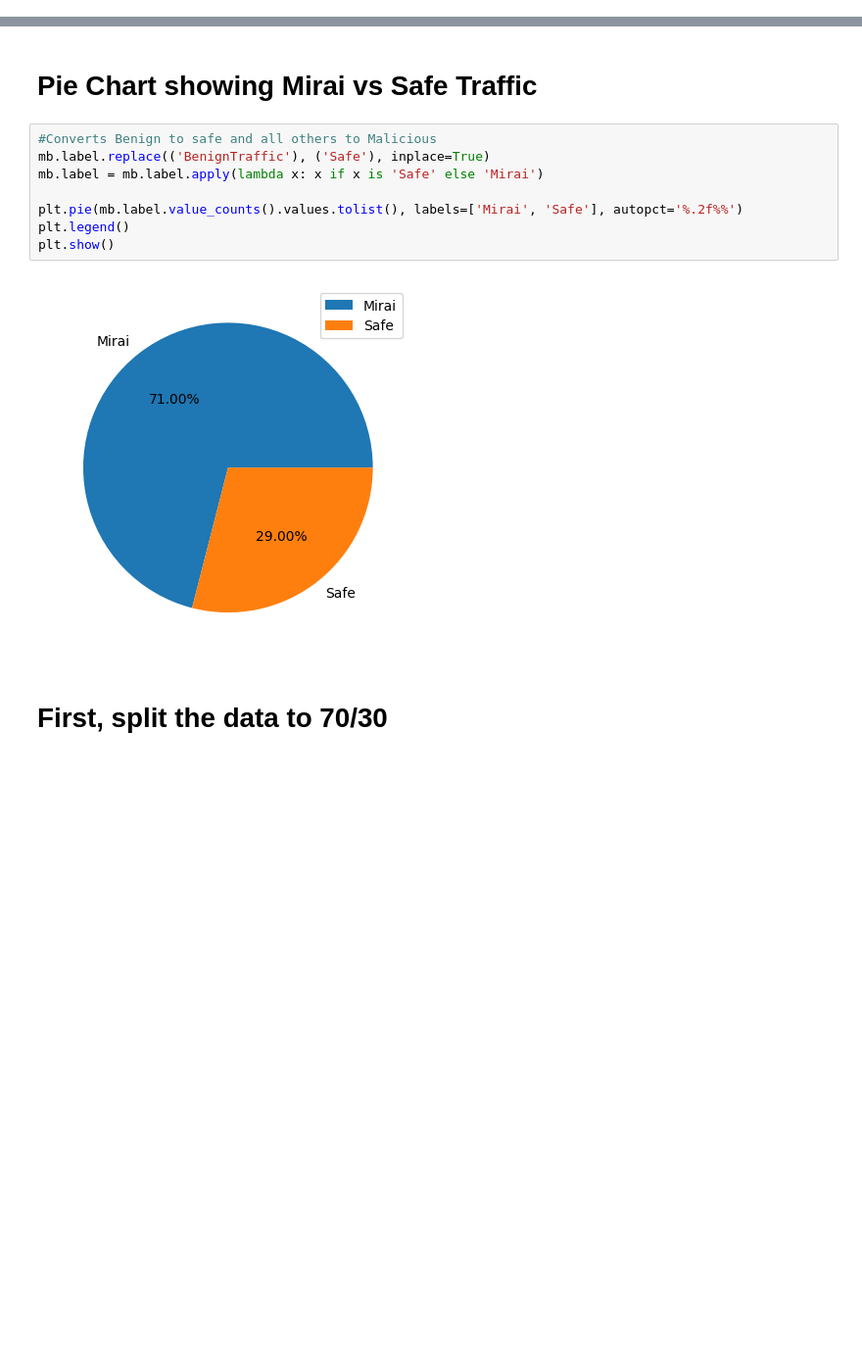
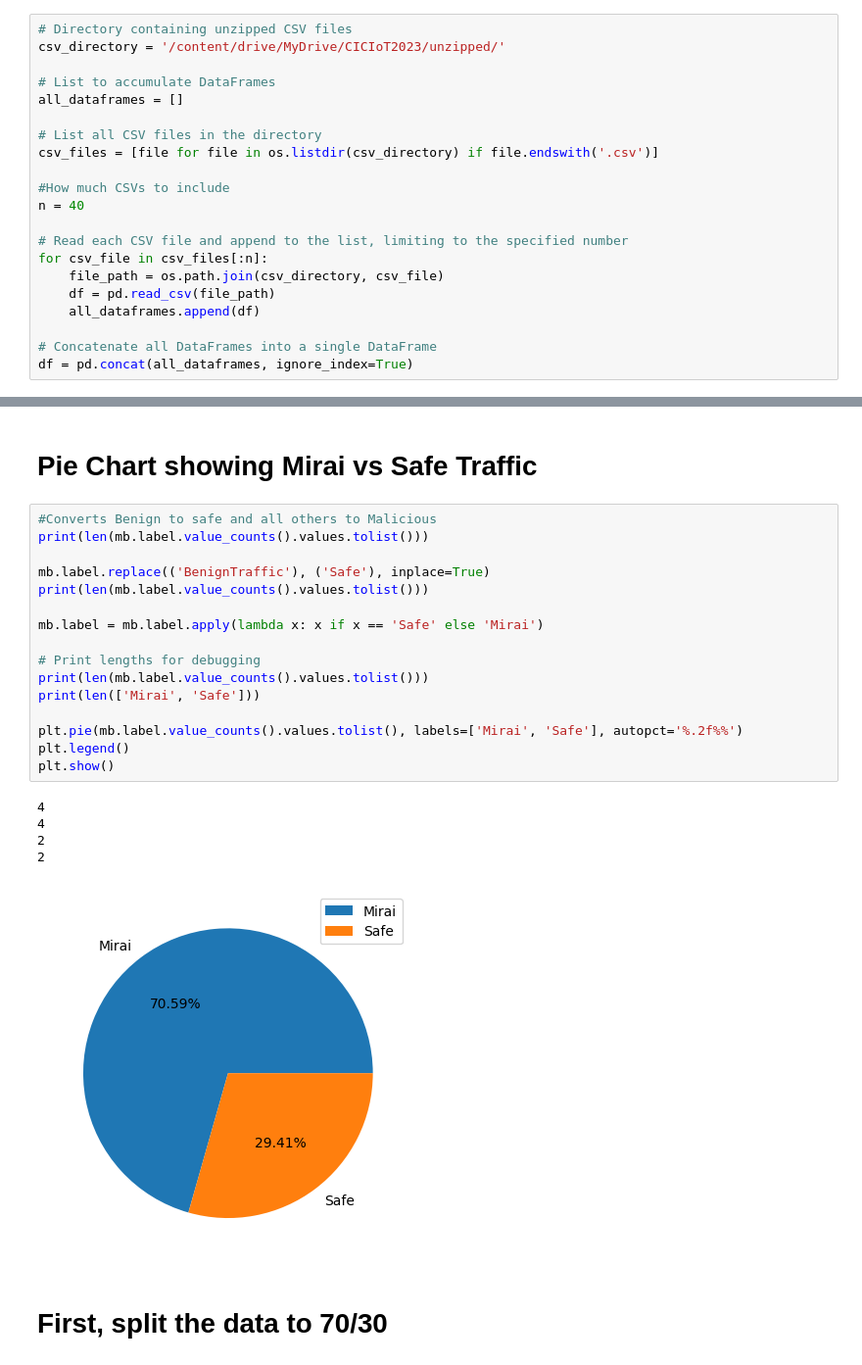
Before and after one commit to Antech15/LAEP-Project, a Jupyter notebook: LAEP_Project.ipynb, the cells around one changed output, grey strips where cells are left out. Shown at 98% size. Drawn from its saved outputs; the diff is of its cells as text; blank space fills up the shorter version.

```diff
--- a/LAEP_Project.ipynb
+++ b/LAEP_Project.ipynb
@@ -90,3 +74,24 @@ df = pd.read_csv(io.StringIO(df_sets),sep=',')
+# %%
+# Directory containing unzipped CSV files
+csv_directory = '/content/drive/MyDrive/CICIoT2023/unzipped/'
+
+# List to accumulate DataFrames
+all_dataframes = []
+
+# List all CSV files in the directory
+csv_files = [file for file in os.listdir(csv_directory) if file.endswith('.csv')]
+
+#How much CSVs to include
+n = 40
+
+# Read each CSV file and append to the list, limiting to the specified number
+for csv_file in csv_files[:n]:
+    file_path = os.path.join(csv_directory, csv_file)
+    df = pd.read_csv(file_path)
+    all_dataframes.append(df)
+
+# Concatenate all DataFrames into a single DataFrame
+df = pd.concat(all_dataframes, ignore_index=True)
 # %% [markdown]
 The original dataset:
 # %%
@@ -130,14 +135,26 @@ mb
 # Pie Chart showing Mirai vs Safe Traffic
 # %%
 #Converts Benign to safe and all others to Malicious
+print(len(mb.label.value_counts().values.tolist()))
+
 mb.label.replace(('BenignTraffic'), ('Safe'), inplace=True)
-mb.label = mb.label.apply(lambda x: x if x is 'Safe' else 'Mirai')
+print(len(mb.label.value_counts().values.tolist()))
+
+mb.label = mb.label.apply(lambda x: x if x == 'Safe' else 'Mirai')
+
+# Print lengths for debugging
+print(len(mb.label.value_counts().values.tolist()))
+print(len(['Mirai', 'Safe']))
 
 plt.pie(mb.label.value_counts().values.tolist(), labels=['Mirai', 'Safe'], autopct='%.2f%%')
 plt.legend()
 plt.show()
 # %% [output]
+4
+4
+2
+2
-[figure, old version]
+[figure, new version]
 # %% [markdown]
 # First, split the data to 70/30
 # %%
```
Also changed, not shown: parts of 37 cells of this notebook.
